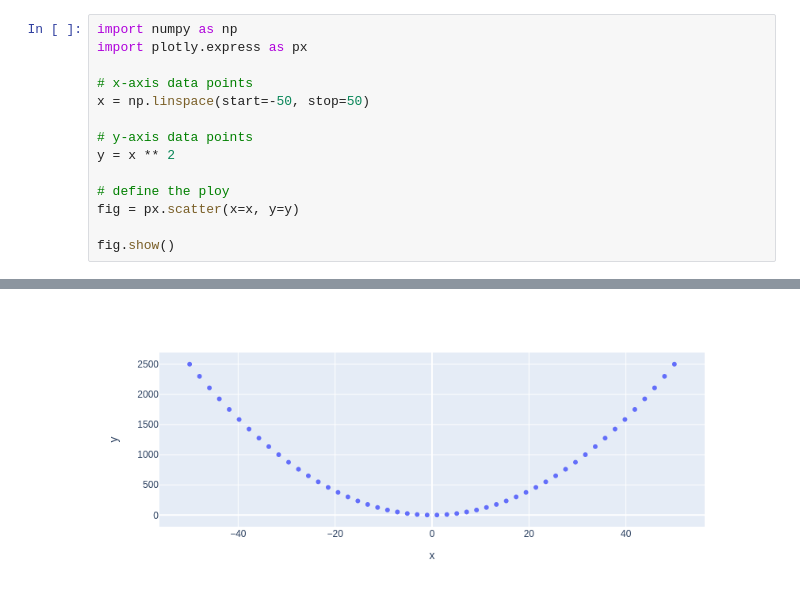
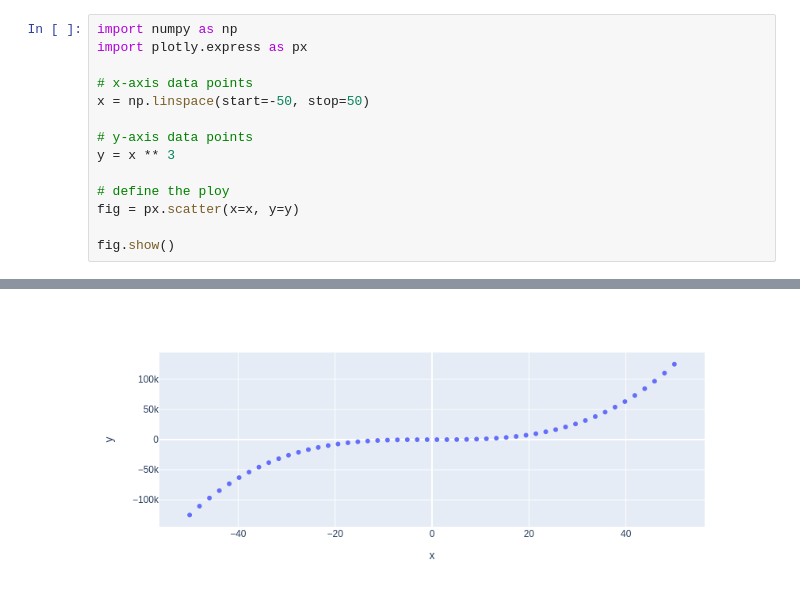
Before and after one commit to SirVL/my-notebooks-repo, a Jupyter notebook: experiment1.ipynb, the cells around one changed output, grey strips where cells are left out. Drawn from its saved outputs; the diff is of its cells as text.

```diff
--- a/experiment1.ipynb
+++ b/experiment1.ipynb
@@ -6,7 +6,7 @@ import plotly.express as px
 x = np.linspace(start=-50, stop=50)
 
 # y-axis data points
-y = x ** 2
+y = x ** 3
 
 # define the ploy
 fig = px.scatter(x=x, y=y)
@@ -17 +16 @@ fig.show()
-[figure, old version]
+[figure, new version]
```
Also changed, not shown: parts of 1 cell of this notebook.
